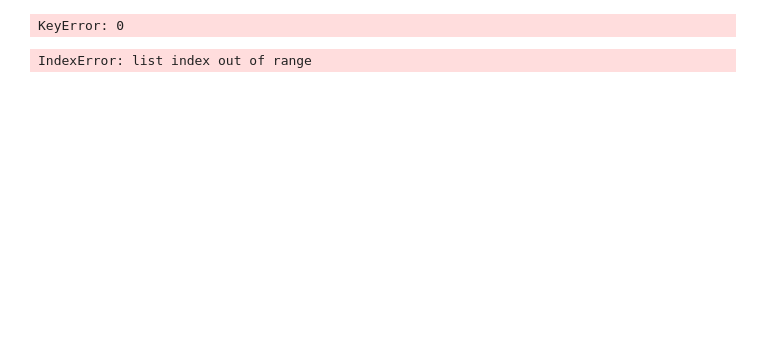
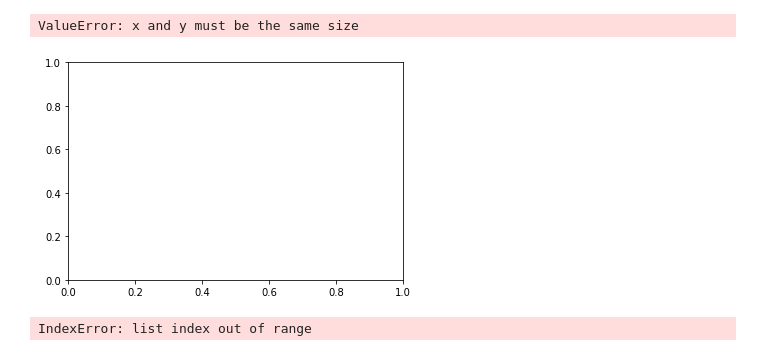
Before and after one commit to mikeycan/News_Mood, a Jupyter notebook: News_Mood.ipynb, the cells around one changed output. Drawn from its saved outputs; the diff is of its cells as text; code cells hidden in the pictures; blank space fills up the shorter version.

```diff
--- a/News_Mood.ipynb
+++ b/News_Mood.ipynb
@@ -97,26 +97,27 @@ tweet_data
 500 rows × 7 columns
 # %%
 # Create a list of 0-100 for "Tweets Ago" x-axis
-x_values = list(range(0,100))
+x_values = list(range(0,101))
 
 # Plot each list of composite scores
-plt.scatter(x_values,tweet_data[0]["Compound"],facecolors="red",edgecolor="black")
-plt.scatter(x_values,tweet_data[1]["Compound"],facecolors="dodgerblue",edgecolor="black")
-plt.scatter(x_values,tweet_data[2]["Compound"],facecolors="yellow",edgecolor="black")
-plt.scatter(x_values,tweet_data[3]["Compound"],facecolors="green",edgecolor="black")
-plt.scatter(x_values,tweet_data[4]["Compound"],facecolors="purple",edgecolor="black")
+plt.scatter(x_values,tweet_data.loc[0:,"Compound"],facecolors="red",edgecolor="black")
+plt.scatter(x_values,tweet_data.loc[1:,"Compound"],facecolors="dodgerblue",edgecolor="black")
+plt.scatter(x_values,tweet_data.loc[2:,"Compound"],facecolors="yellow",edgecolor="black")
+plt.scatter(x_values,tweet_data.loc[3:,"Compound"],facecolors="green",edgecolor="black")
+plt.scatter(x_values,tweet_data.loc[4:,"Compound"],facecolors="purple",edgecolor="black")
 
 # Set title and axis labels
 plt.title("Sentiment Analysis of Media Tweets")
 plt.xlabel("Tweets Ago")
 plt.ylabel("Tweet Polarity")
 
 # Set legend to outside the plot, save plot to .png
 plt.legend(target_users,bbox_to_anchor=(1,1))
 plt.savefig("news_mood_scatter.png")
 plt.show()
 # %% [output]
-KeyError: 0
+ValueError: x and y must be the same size
+[figure, added]
 # %%
 # Create list of average composite score from each user
 averages = [np.mean(TW_sentiments[x]["Compound"]) for x in list(range(5))]
```
Also changed, not shown: parts of 3 cells of this notebook, 2 other files.
